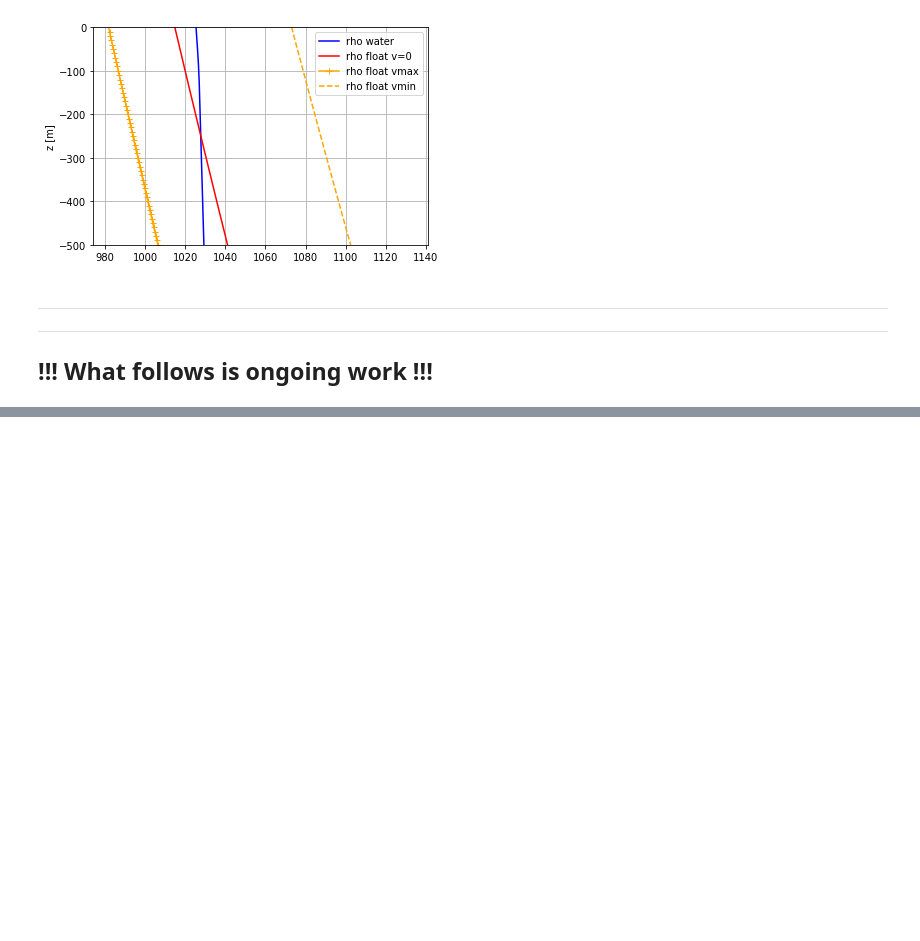
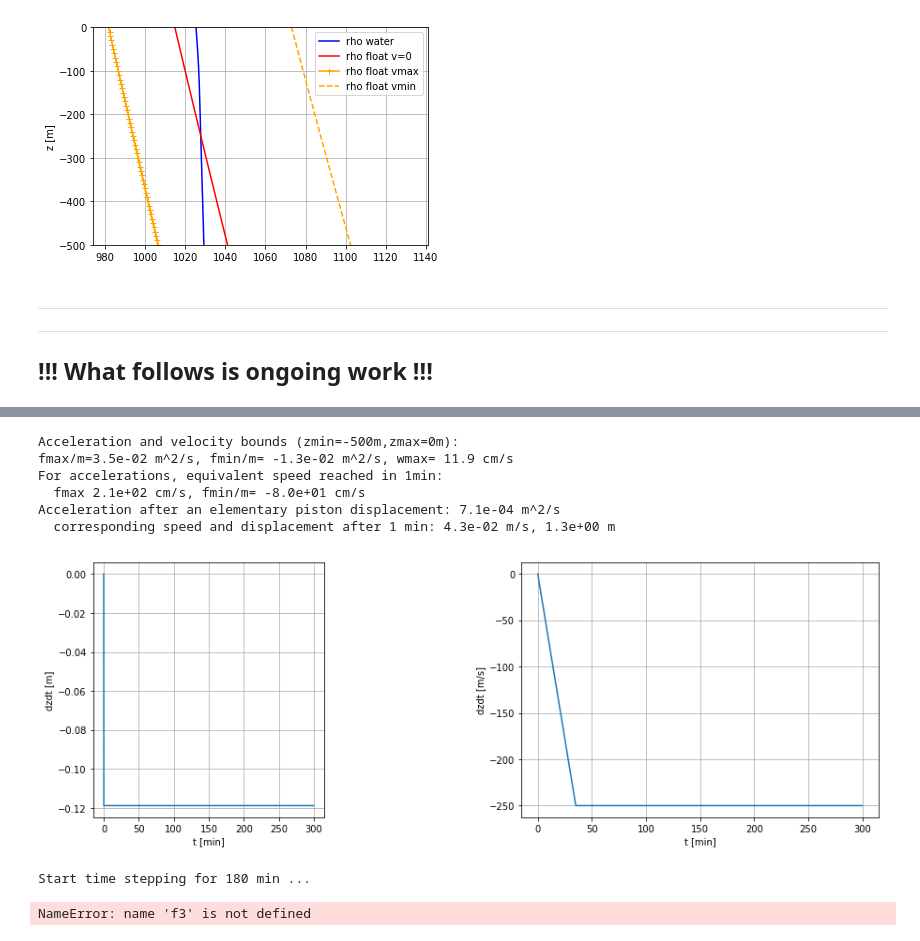
Before and after one commit to apatlpo/cognac, a Jupyter notebook: instrum/zcontrol_realistic.ipynb, the cells around one changed output, grey strips where cells are left out. Drawn from its saved outputs; the diff is of its cells as text; code cells hidden in the pictures; blank space fills up the shorter version.

Commit message:
Start debugging control

```diff
--- a/instrum/zcontrol_realistic.ipynb
+++ b/instrum/zcontrol_realistic.ipynb
@@ -415 +436,51 @@ $(s+\tau_{ctrl}^{-1})^2=s^2+2s/\tau_{ctrl}+1/\tau_{ctrl}^2$
+# %%
+# we start by constructing a trajectory that can be followed by the float
+
+# compute bounds on motions
+fmax, fmin, afmax, wmax = fs.compute_bounds(w,-500.)
+
+t = np.arange(0.,3600.*5,1.)
+
+z_target = np.zeros_like(t)
+dzdt_target = -t*afmax
+dzdt_target[np.where(-dzdt_target>wmax)]=-wmax
+z_target = np.cumsum(dzdt_target*1.)
+z_target[np.where(z_target<-250.)] = -250.
+
+
+
+plt.figure(figsize=(15,5))
+
+ax=plt.subplot(131)
+#ax.plot(fs.X[:,0]/60.,fs.X[:,1])
+ax.plot(t/60.,dzdt_target)
+ax.set_xlabel('t [min]')
+ax.set_ylabel('dzdt [m]')
+ax.grid()
+#
+ax=plt.subplot(122)
+ax.plot(t/60.,z_target)
+#ax.plot(f.X[:,0]/60.,f.X[:,2])
+#ax.plot(fs.X[:,0]/60.,fs.X[:,2])
+ax.set_xlabel('t [min]')
+ax.set_ylabel('dzdt [m/s]')
+ax.grid()
+
+z_target = interp1d(t,z_target,kind='linear',fill_value='extrapolate')
+# %% [output]
+Acceleration and velocity bounds (zmin=-500m,zmax=0m):
+fmax/m=3.5e-02 m^2/s, fmin/m= -1.3e-02 m^2/s, wmax= 11.9 cm/s
+For accelerations, equivalent speed reached in 1min:
+  fmax 2.1e+02 cm/s, fmin/m= -8.0e+01 cm/s
+Acceleration after an elementary piston displacement: 7.1e-04 m^2/s
+  corresponding speed and displacement after 1 min: 4.3e-02 m/s, 1.3e+00 m
+[figure, added]
+# %%
+# time step float with control
+fs.time_step(w,T=3*3600.,dt_step=1.,dt_store=60.,z=0.,w=0., \
+             piston=True, z_target=z_target, tau_ctrl=60., dt_ctrl=1.)
+#             piston=True,z_target=-250., w_target=0., dwdt_target=0., tau_ctrl=60., dt_ctrl=1.)
+# %% [output]
+Start time stepping for 180 min ...
+NameError: name 'f3' is not defined
 # %%
```
Also changed, not shown: parts of 6 cells of this notebook, 1 other file.
